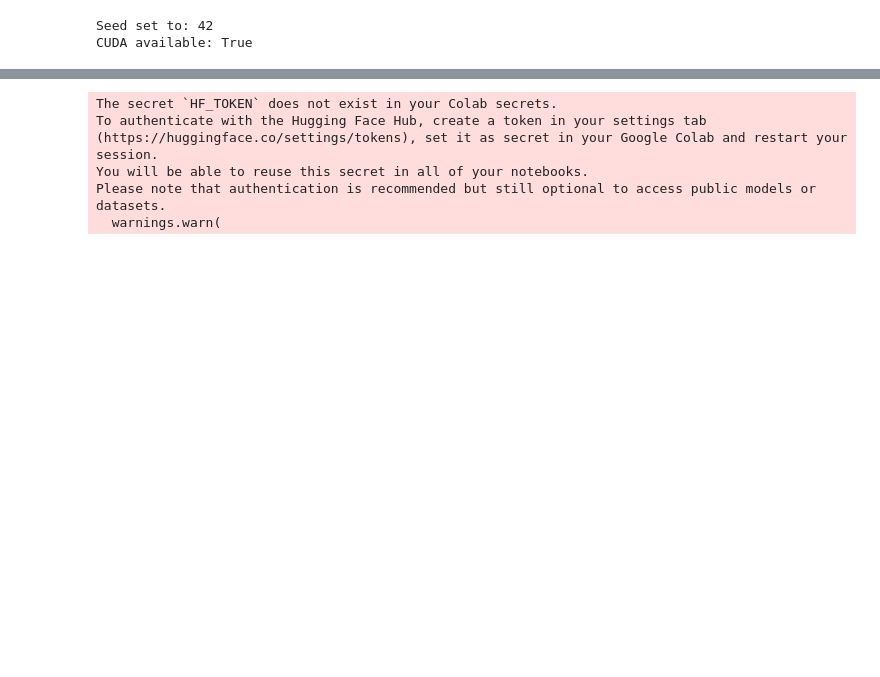
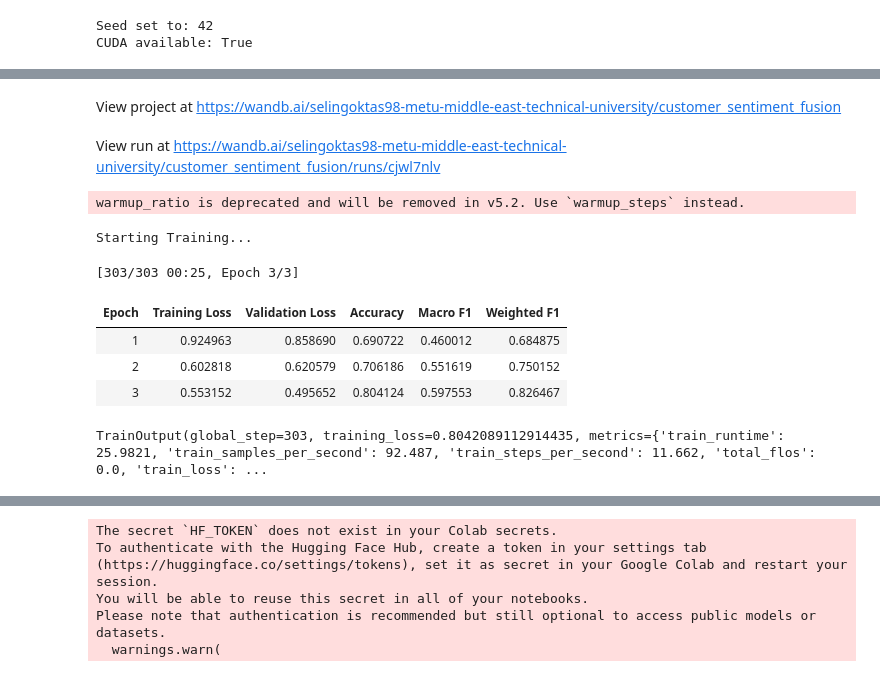
Before and after one commit to sulucay01/DI725-assignment1, a Jupyter notebook: notebooks/04_modeling_fusion.ipynb, the cells around one changed output, grey strips where cells are left out. Cells and saved outputs as stored; diff of their text form; code cells hidden in the pictures; blank space fills up the shorter version.

Commit message:
Implement categorical fusion and ablation study

```diff
--- a/notebooks/04_modeling_fusion.ipynb
+++ b/notebooks/04_modeling_fusion.ipynb
@@ -153,0 +248,70 @@ train_df[[TEXT_COL, "customer_sentiment", "issue_area", "issue_category"]].head(
+# %%
+# --- 1. Class Weights ---
+class_labels = np.sort(train_df["label"].unique())
+class_weights_np = compute_class_weight(class_weight="balanced", classes=class_labels, y=train_df["label"].values)
+class_weights_tensor = torch.tensor(class_weights_np, dtype=torch.float)
+
+model = RobertaCategoricalFusionClassifier(
+    model_name=MODEL_NAME,
+    num_labels=len(class_labels),
+    num_areas=NUM_ISSUE_AREAS,
+    num_categories=NUM_ISSUE_CATEGORIES,
+    class_weights=class_weights_tensor
+)
+
+def compute_metrics(eval_pred):
+    logits, labels = eval_pred
+    preds = np.argmax(logits, axis=1)
+    return {
+        "accuracy": accuracy_score(labels, preds),
+        "macro_f1": f1_score(labels, preds, average="macro"),
+        "weighted_f1": f1_score(labels, preds, average="weighted")
+    }
+
+# --- 2. W&B Integration ---
+wandb.login()
+wandb.init(
+    project=WANDB_PROJECT,
+    name=RUN_NAME,
+    config={
+        "model": MODEL_NAME,
+        "max_length": BEST_MAX_LENGTH,
+        "oversample_factor": OVERSAMPLE_FACTOR,
+        "fusion_type": "text + categorical",
+        "epochs": 3
+    }
+)
+
+training_args = TrainingArguments(
+    output_dir=f"./outputs/{RUN_NAME}",
+    eval_strategy="epoch",
+    save_strategy="epoch",
+    logging_strategy="steps",
+    logging_steps=20,
+    per_device_train_batch_size=8,
+    per_device_eval_batch_size=16,
+    num_train_epochs=3,          # Cap at 3 epochs based on previous success
+    learning_rate=2e-5,
+    weight_decay=0.01,
+    warmup_ratio=0.1,
+    load_best_model_at_end=True,
+    metric_for_best_model="macro_f1",
+    greater_is_better=True,
+    save_total_limit=2,
+    report_to="wandb",           # W&B Hook
+    fp16=torch.cuda.is_available(),
+    seed=SEED
+)
+
+trainer = Trainer(
+    model=model,
+    args=training_args,
+    train_dataset=train_dataset,
+    eval_dataset=val_dataset,
+    data_collator=CategoricalFusionDataCollator(tokenizer=tokenizer),
+    compute_metrics=compute_metrics
+)
+
+print("\nStarting Training...")
+trainer.train()
+# %% [output]
@@ -153,0 +340,10 @@ train_df[[TEXT_COL, "customer_sentiment", "issue_area", "issue_category"]].head(
+View project at https://wandb.ai/selingoktas98-metu-middle-east-technical-university/customer_sentiment_fusion
+View run at https://wandb.ai/selingoktas98-metu-middle-east-technical-university/customer_sentiment_fusion/runs/cjwl7nlv
+warmup_ratio is deprecated and will be removed in v5.2. Use `warmup_steps` instead.
+Starting Training...
+[303/303 00:25, Epoch 3/3]
+| Epoch | Training Loss | Validation Loss | Accuracy | Macro F1 | Weighted F1 |
+| 1 | 0.924963 | 0.858690 | 0.690722 | 0.460012 | 0.684875 |
+| 2 | 0.602818 | 0.620579 | 0.706186 | 0.551619 | 0.750152 |
+| 3 | 0.553152 | 0.495652 | 0.804124 | 0.597553 | 0.826467 |
+TrainOutput(global_step=303, training_loss=0.8042089112914435, metrics={'train_runtime': 25.9821, 'train_samples_per_second': 92.487, 'train_steps_per_second': 11.662, 'total_flos': 0.0, 'train_loss': ...
```
Also changed, not shown: parts of 16 cells of this notebook.
